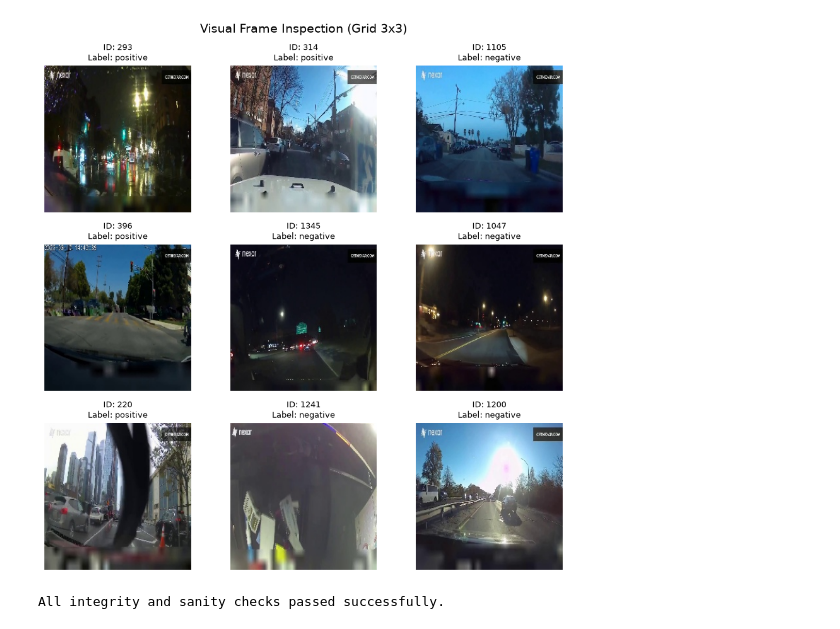
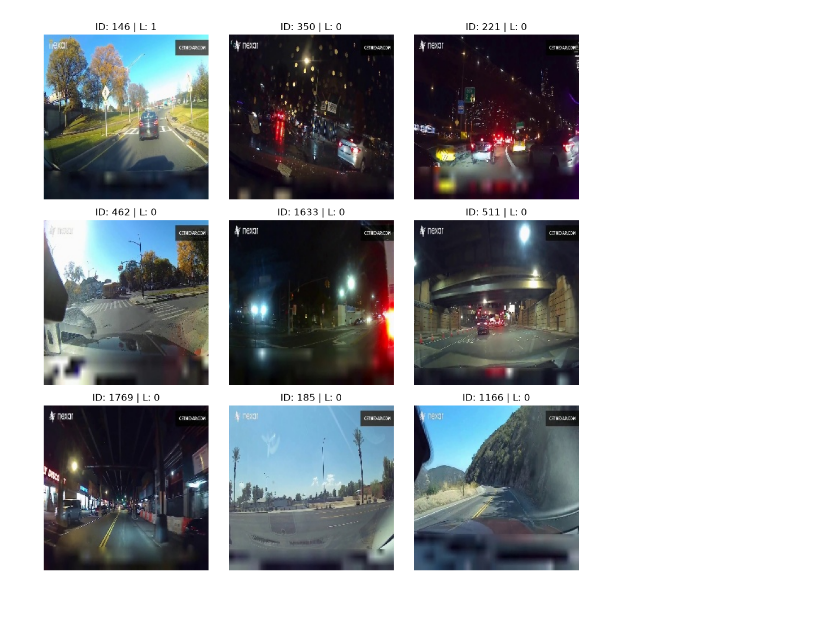
Before and after one commit to Amiralishahabi1384/incident-sentiment-analyzer, a Jupyter notebook: incident-sentiment-analyzer-20261029T081712Z-1-001/incident-sentiment-analyzer-20261029T081712Z-1-001/incident-sentiment-analyzer/notebooks/02_eda_and_sanity_check_v2.ipynb, the cells around one changed output. Drawn from its saved outputs; the diff is of its cells as text; code cells hidden in the pictures.

```diff
--- a/incident-sentiment-analyzer-20261029T081712Z-1-001/incident-sentiment-analyzer-20261029T081712Z-1-001/incident-sentiment-analyzer/notebooks/02_eda_and_sanity_check_v2.ipynb
+++ b/incident-sentiment-analyzer-20261029T081712Z-1-001/incident-sentiment-analyzer-20261029T081712Z-1-001/incident-sentiment-analyzer/notebooks/02_eda_and_sanity_check_v2.ipynb
@@ -80,42 +411,35 @@ plt.show()
 # %%
-fig, axes = plt.subplots(3, 3, figsize=(9, 9))
-sample_rows = df_train.sample(9, random_state=42).reset_index(drop=True)
+import random
+import cv2
+import matplotlib.pyplot as plt
+import pandas as pd
+from pathlib import Path
 
-for idx, ax in enumerate(axes.flatten()):
-    row = sample_rows.iloc[idx]
+
+train_csv = Path("../data/processed/train_frames_v2.csv")
+if not train_csv.exists():
+    train_csv = Path("data/processed/train_frames_v2.csv")
+
+df_train = pd.read_csv(train_csv)
+
+sample_rows = df_train.sample(n=9, random_state=42).reset_index(drop=True)
+
+plt.figure(figsize=(10, 10))
+for i, row in sample_rows.iterrows():
     img_path = row["frame_path"]
-    img = cv2.imread(img_path)
+    if not Path(img_path).exists():
+
+        img_path = Path("..") / row["frame_path"] if not Path(row["frame_path"]).is_absolute() else row["frame_path"]
+
+    img = cv2.imread(str(img_path))
     if img is not None:
         img = cv2.cvtColor(img, cv2.COLOR_BGR2RGB)
-        ax.imshow(img)
-    ax.set_title(f"ID: {row['video_id']}\nLabel: {row['label']}", fontsize=9)
-    ax.axis("off")
+        plt.subplot(3, 3, i + 1)
+        plt.imshow(img)
+        plt.title(f"ID: {row['video_id']} | L: {row['label']}")
+        plt.axis("off")
 
-plt.suptitle("Visual Frame Inspection (Grid 3x3)", fontsize=14)
 plt.tight_layout()
 plt.show()
 # %% [output]
-[figure, old version]
+[figure, new version]
-# %%
-
-# Cell: Re-import Validation Module and Run All Integrity Checks
-import sys
-from pathlib import Path
-
-_cwd = Path.cwd().resolve()
-PROJECT_ROOT = next((p for p in [_cwd, *_cwd.parents] if (p / "src").is_dir()), _cwd)
-if str(PROJECT_ROOT) not in sys.path:
-    sys.path.insert(0, str(PROJECT_ROOT))
-
-from src.cv.validation import run_leakage_and_integrity_check
-
-PROCESSED_DIR = PROJECT_ROOT / "data" / "processed"
-
-success = run_leakage_and_integrity_check(
-    train_csv=PROCESSED_DIR / "train_frames_v2.csv",
-    val_csv=PROCESSED_DIR / "val_frames_v2.csv",
-    test_csv=PROCESSED_DIR / "test_frames_v2.csv",
-    solution_csv=PROCESSED_DIR / "solution_v2.csv"
-)
-# %% [output]
-All integrity and sanity checks passed successfully.
```
Also changed, not shown: parts of 13 cells of this notebook, 3 other files.
